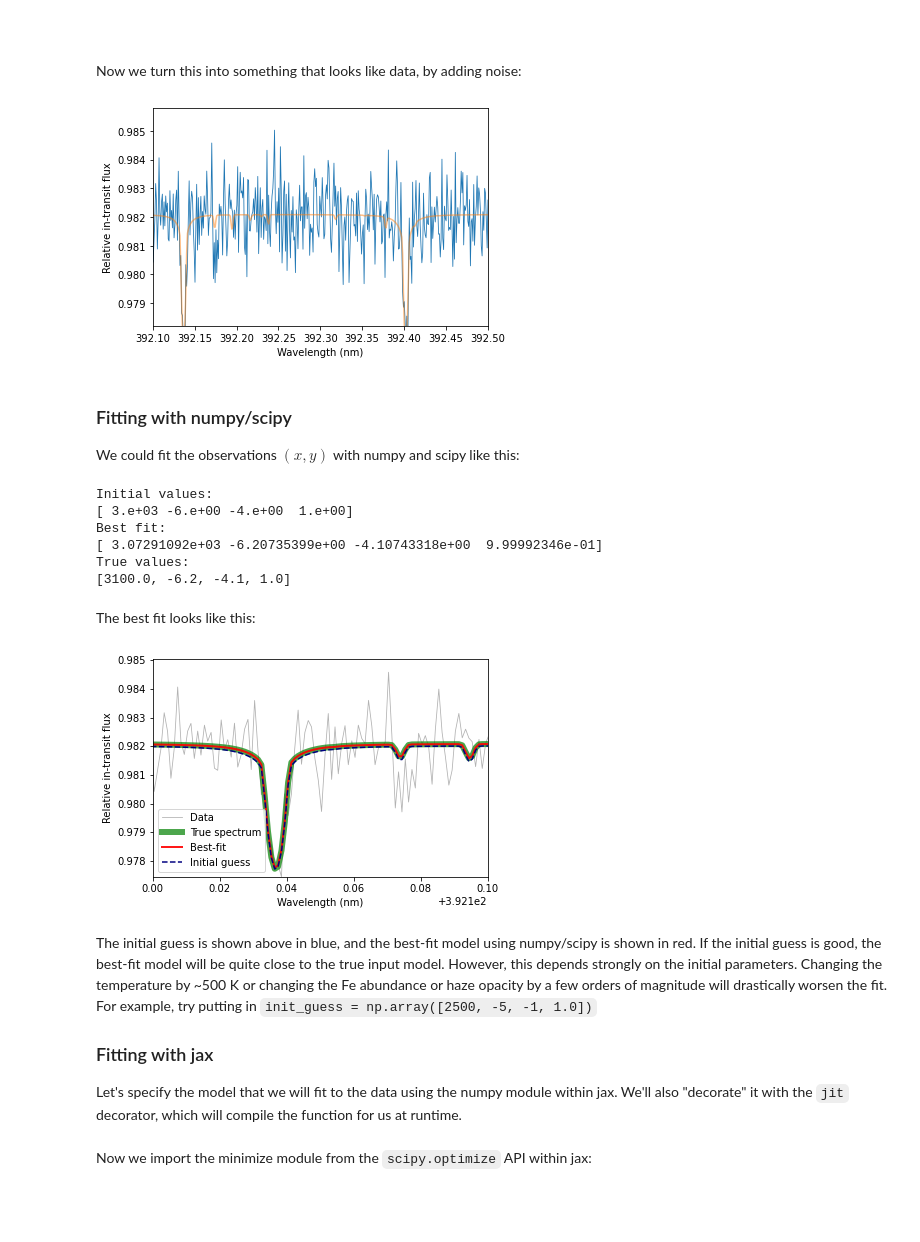
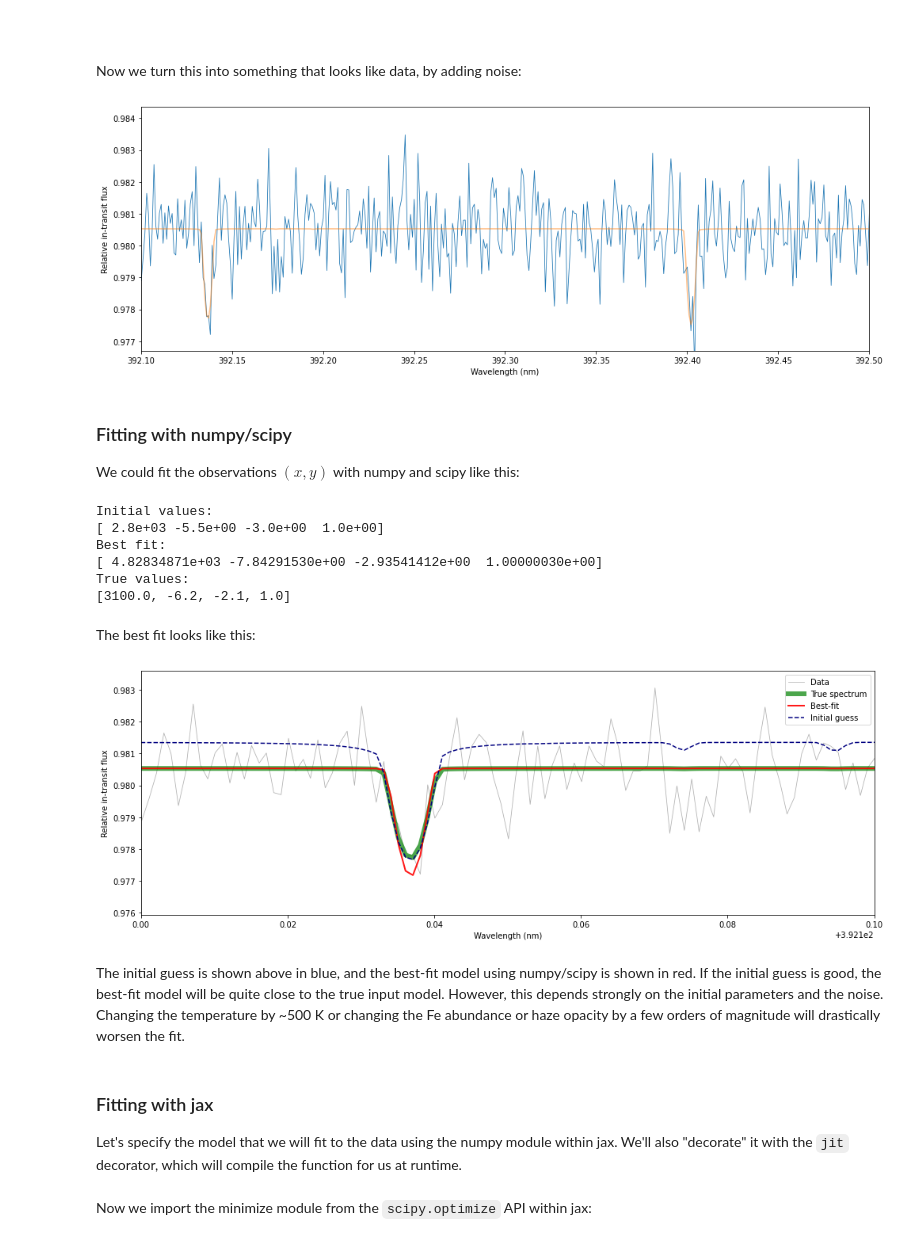
Before and after one commit to Hoeijmakers/jax-hires-coffee, a Jupyter notebook: hires-demo.ipynb, the cells around one changed output. Saved outputs shown, nothing was run; the diff lists cells and outputs as text; code cells hidden in the pictures; blank space fills up the shorter version.

```diff
--- a/hires-demo.ipynb
+++ b/hires-demo.ipynb
@@ -63,7 +67,7 @@ plt.ylabel('Opacity (cm$^2$g$^{-1}$)');
 ### Interpolating the opacity function onto the data wavelength array.
 # %%
 # Create a linearly spaced `DeviceArray` object, which is going to be our wavelength array.
-wl = jnp.linspace(380, 410, 30_000)#30,000 points on a 30nm bandpass == 300k points on a 300nm bandpass.
+wl = jnp.linspace(380, 500, 120_000)#60,000 points on a 60nm bandpass == 300k points on a 300nm bandpass.
 
 
 k_Fe_i = interp.interp1d(k_wl,k_Fe)(wl)#This interpolation is done once, assuming that no resolving power is lost.
@@ -102,7 +106,6 @@ k = const.k_B.cgs.value
 m = 2.33*const.u.cgs.value
 Rs = 1.4*Rsun
 g = G*M0 / R0**2
-H = k*3000/m/g
 # %% [markdown]
 
 <br>
@@ -131,23 +136,27 @@ Now we turn this into something that looks like data, by adding noise:
 # %%
 np.random.seed(42)
 
-true_p = [3100.0,-6.2,-4.1,1.0]
+true_p = [3100.0,-6.2,-2.1,1.0]
 
 SNR = 1000.0
 x = wl
 y1 = model_numpy(true_p,k_Fe_i)
 yerr = 1.0/SNR
 y = y1 + np.random.normal(scale=yerr, size=(len(x)))
 
-yrange = np.max([3*yerr,0.7*np.abs(np.max(y1)-np.min(y1))])
+yrange = np.max([3*yerr,np.abs(np.max(y1)-np.min(y1))])
+
+plt.figure(figsize=(14,5))
 plt.plot(x, y,linewidth=0.8)
 plt.plot(x,y1,alpha=0.5)
 plt.xlim(392.1,392.5)
 plt.ylim(np.mean(y)-yrange,np.mean(y)+yrange)
 plt.xlabel('Wavelength (nm)')
-plt.ylabel('Relative in-transit flux');
+plt.ylabel('Relative in-transit flux')
+plt.tight_layout()
+plt.show()
 # %% [output]
-[figure, old version]
+[figure, new version]
 # %% [markdown]
 ### Fitting with numpy/scipy
 
@@ -160,8 +169,9 @@ def chi2_numpy(p, x, y, yerr):
     """chi^2 function to minimize, using numpy/scipy"""
     return np.sum((model_numpy(p, x) - y)**2 / yerr**2)
 
-init_guess_numpy = np.array([3000, -6, -4, 1.000])
 
+
+init_guess_numpy = np.array([2800, -5.5, -3.0, 1.000])
 best_p_numpy = fmin_powell(chi2_numpy, init_guess_numpy, disp=0, args=(k_Fe_i, y, yerr))
 
 print('Initial values:')
@@ -172,14 +182,15 @@ print('True values:')
 print(true_p)
 # %% [output]
 Initial values:
-[ 3.e+03 -6.e+00 -4.e+00  1.e+00]
+[ 2.8e+03 -5.5e+00 -3.0e+00  1.0e+00]
 Best fit:
-[ 3.07291092e+03 -6.20735399e+00 -4.10743318e+00  9.99992346e-01]
+[ 4.82834871e+03 -7.84291530e+00 -2.93541412e+00  1.00000030e+00]
 True values:
-[3100.0, -6.2, -4.1, 1.0]
+[3100.0, -6.2, -2.1, 1.0]
 # %% [markdown]
 The best fit looks like this:
 # %%
+plt.figure(figsize=(14,5))
 plt.plot(x, y,linewidth=0.8,color='black',label='Data',alpha=0.3)#This is the data
 plt.plot(x,y1,alpha=0.7,label='True spectrum',color='green',linewidth=6)
 plt.plot(x,model_numpy(best_p_numpy, k_Fe_i),alpha=0.9,label='Best-fit',color='red',linewidth=2)
@@ -188,15 +199,17 @@ plt.xlim(392.1,392.2)
 plt.ylim(np.mean(y)-yrange*1.2,np.mean(y)+yrange*0.8)
 plt.xlabel('Wavelength (nm)')
 plt.ylabel('Relative in-transit flux');
-plt.legend();
+plt.legend()
+plt.tight_layout()
+plt.show()
 # %% [output]
-[figure, old version]
+[figure, new version]
 # %% [markdown]
-The initial guess is shown above in blue, and the best-fit model using numpy/scipy is shown in red. If the initial guess is good, the best-fit model will be quite close to the true input model. However, this depends strongly on the initial parameters. Changing the temperature by ~500 K or changing the Fe abundance or haze opacity by a few orders of magnitude will drastically worsen the fit. For example, try putting in `init_guess = np.array([2500, -5, -1, 1.0])`
-
-### Fitting with jax
-
-Let's specify the model that we will fit to the data using the numpy module within jax. We'll also "decorate" it with the `jit` decorator, which will compile the function for us at runtime.
+The initial guess is shown above in blue, and the best-fit model using numpy/scipy is shown in red. If the initial guess is good, the best-fit model will be quite close to the true input model. However, this depends strongly on the initial parameters and the noise. Changing the temperature by ~500 K or changing the Fe abundance or haze opacity by a few orders of magnitude will drastically worsen the fit.
+# %% [markdown]
+### Fitting with jax
+
+Let's specify the model that we will fit to the data using the numpy module within jax. We'll also "decorate" it with the `jit` decorator, which will compile the function for us at runtime.
 # %%
 # Get the just-in-time decorator
 from jax import jit
```
Also changed, not shown: parts of 28 cells of this notebook.
